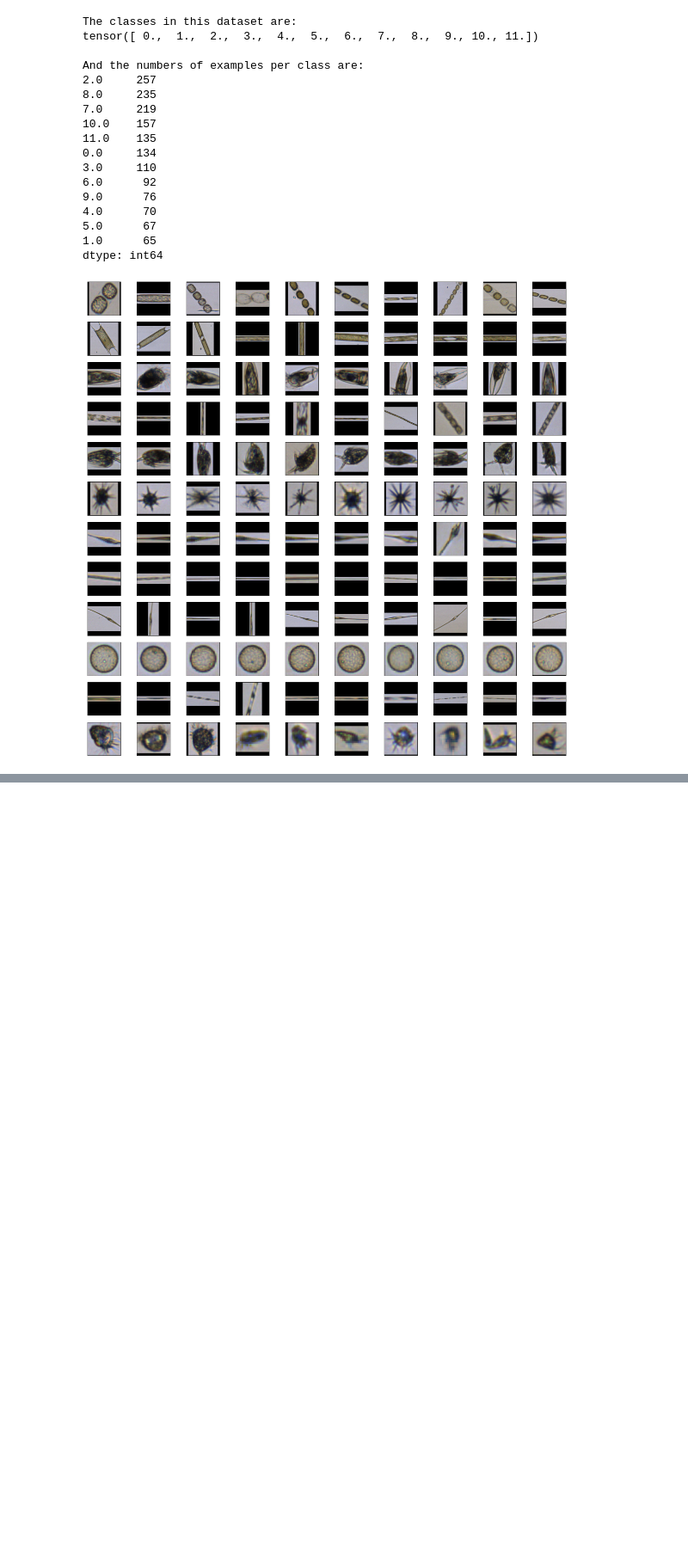
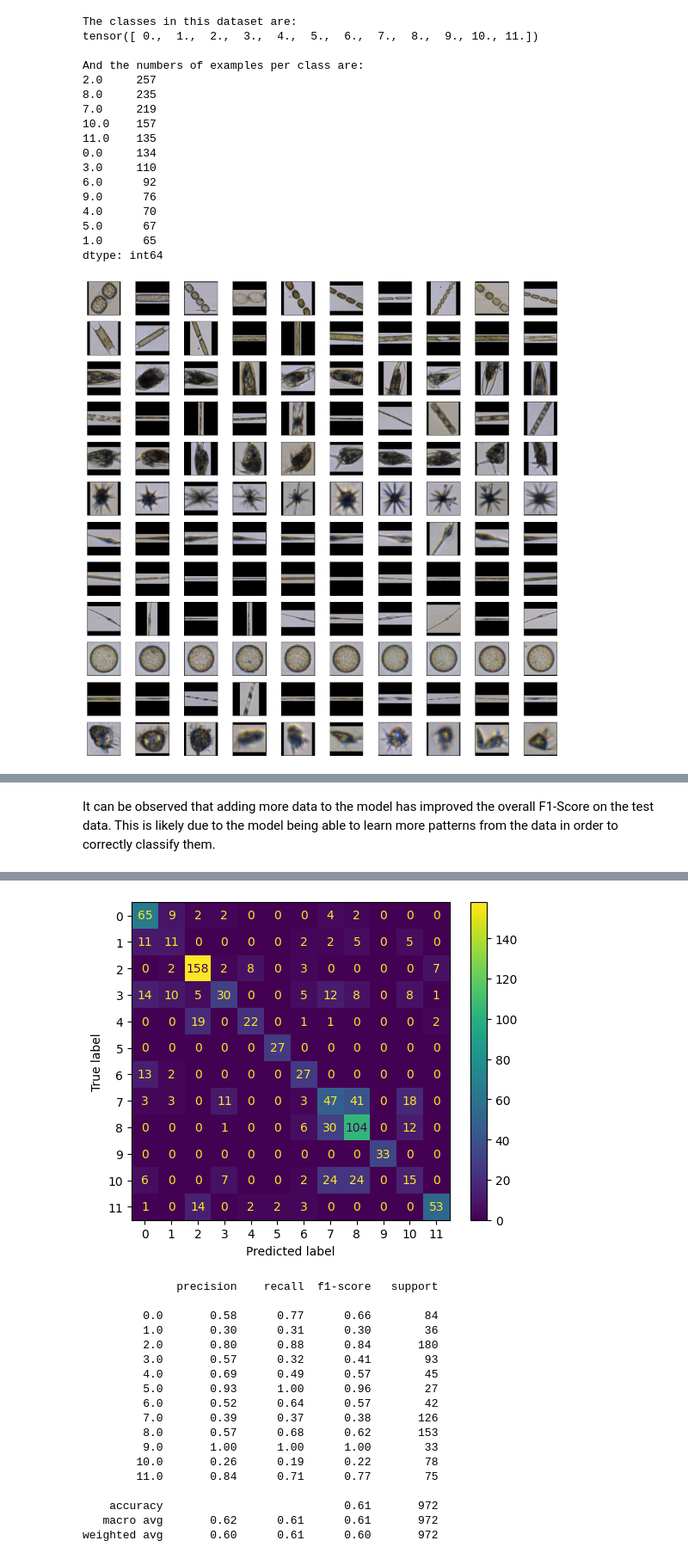
Before and after one commit to ChloeMorgana/DL-Coursework, a Jupyter notebook: 2439047s_DL_Coursework.ipynb, the cells around one changed output, grey strips where cells are left out. Shown at 86% size. Saved outputs shown, nothing was run; the diff lists cells and outputs as text; code cells hidden in the pictures; blank space fills up the shorter version.

```diff
--- a/2439047s_DL_Coursework.ipynb
+++ b/2439047s_DL_Coursework.ipynb
@@ -335,9 +347,9 @@ class PyTorchEstimator(BaseEstimator):
 
 # Define the hyperparameters to search over
 param_grid = {
-    'lr': [0.001, 0.01, 0.1],
-    'momentum': [0.9, 0.95],
-    'batch_size': [16, 32, 64]
+    'lr': [0.001, 0.01, 0.1, 1.0],
+    'momentum': [0.1, 0.5, 0.9],
+    'batch_size': [16, 32, 64, 128]
 }
 
 # Define the PyTorch model, criterion, optimizer, and data loaders
@@ -412,0 +428,39 @@ Accuracy of the network on the test images: 50 %
+# %%
+flip = transforms.Compose([
+    transforms.RandomHorizontalFlip(), # randomly flip the image horizontally (56%)
+    #transforms.RandomRotation(30), # randomly rotate the image by up to 30 degrees (57%)
+    #transforms.RandomCrop(90), # randomly crop the image to a size of 90x90 pixels
+    #transforms.Resize(200), # resize the image to 64x64 pixels
+    #transforms.ColorJitter(brightness=0.2, contrast=0.2, saturation=0.2, hue=0.2), # randomly adjust brightness, contrast, saturation, and hue
+    #transforms.ToTensor(), # convert the image to a PyTorch tensor
+    #transforms.Normalize((0.5, 0.5, 0.5), (0.5, 0.5, 0.5)) # normalize the image with mean and standard deviation of 0.5 for each channel
+])
+
+rot = transforms.Compose([
+    #transforms.RandomHorizontalFlip(), # randomly flip the image horizontally (56%)
+    transforms.RandomRotation(30), # randomly rotate the image by up to 30 degrees (57%)
+    #transforms.RandomCrop(90), # randomly crop the image to a size of 90x90 pixels
+    #transforms.Resize(200), # resize the image to 64x64 pixels
+    #transforms.ColorJitter(brightness=0.2, contrast=0.2, saturation=0.2, hue=0.2), # randomly adjust brightness, contrast, saturation, and hue
+    #transforms.ToTensor(), # convert the image to a PyTorch tensor
+    #transforms.Normalize((0.5, 0.5, 0.5), (0.5, 0.5, 0.5)) # normalize the image with mean and standard deviation of 0.5 for each channel
+])
+
+flip_train_data = ImageDataset(train, train_labs, flip)
+rot_train_data = ImageDataset(train, train_labs, rot)
+tran_train_loader = DataLoader(train_data+flip_train_data+rot_train_data, batch_size=16, shuffle=True)
+
+flip_val_data = ImageDataset(val, val_labs, flip)
+rot_val_data = ImageDataset(val, val_labs, rot)
+tran_val_loader = DataLoader(val_data+flip_val_data+rot_val_data, batch_size=16, shuffle=True)
+
+flip_test_data = ImageDataset(test, test_labs, flip)
+rot_test_data = ImageDataset(test, test_labs, rot)
+tran_test_loader = DataLoader(test_data+flip_test_data+rot_test_data, batch_size=16, shuffle=True)
+# %% [markdown]
+It can be observed that adding more data to the model has improved the overall F1-Score on the test data. This is likely due to the model being able to learn more patterns from the data in order to correctly classify them.
+# %%
+net = Net()
+training(0.01,0.5,loader=tran_train_loader, network=net)
+evaluate(loader=tran_test_loader, network=net)
+# %% [output]
@@ -412,0 +476,19 @@ Accuracy of the network on the test images: 50 %
+[figure, added]
+              precision    recall  f1-score   support
+
+         0.0       0.58      0.77      0.66        84
+         1.0       0.30      0.31      0.30        36
+         2.0       0.80      0.88      0.84       180
+         3.0       0.57      0.32      0.41        93
+         4.0       0.69      0.49      0.57        45
+         5.0       0.93      1.00      0.96        27
+         6.0       0.52      0.64      0.57        42
+         7.0       0.39      0.37      0.38       126
+         8.0       0.57      0.68      0.62       153
+         9.0       1.00      1.00      1.00        33
+        10.0       0.26      0.19      0.22        78
+        11.0       0.84      0.71      0.77        75
+
+    accuracy                           0.61       972
+   macro avg       0.62      0.61      0.61       972
+weighted avg       0.60      0.61      0.60       972
```
Also changed, not shown: parts of 31 cells of this notebook.
